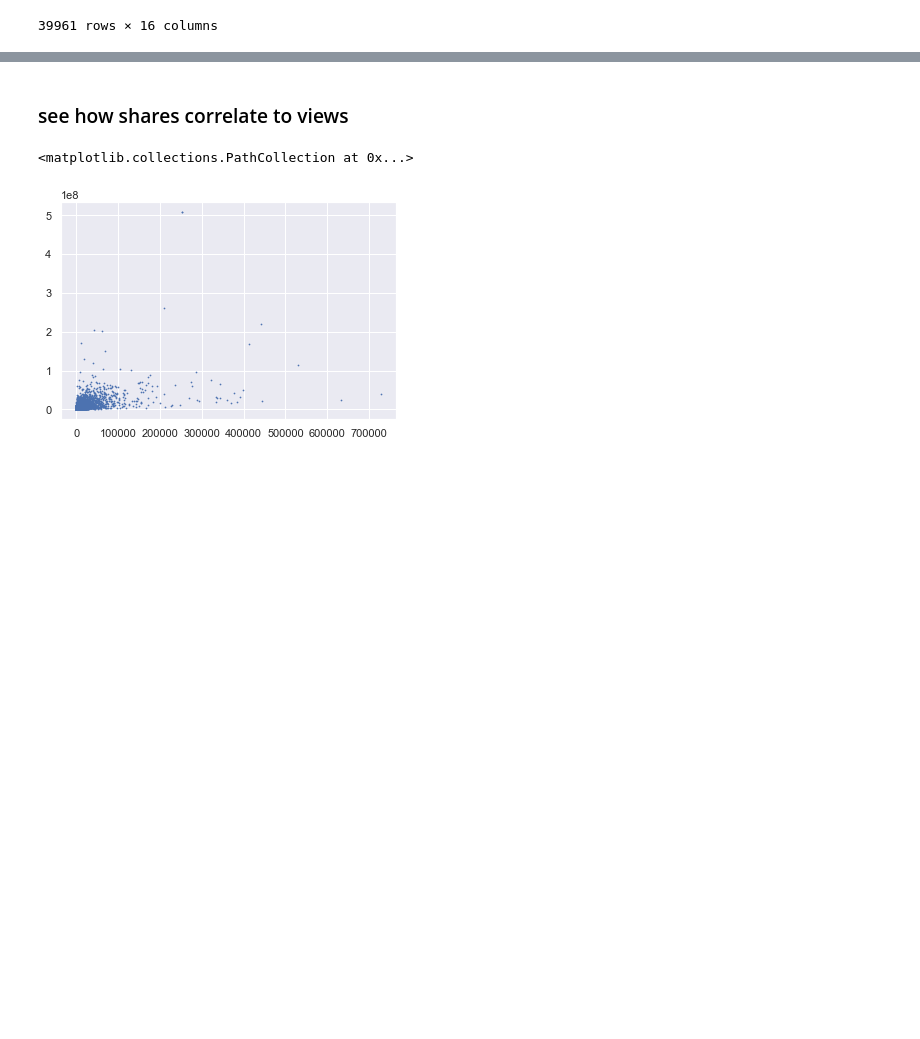
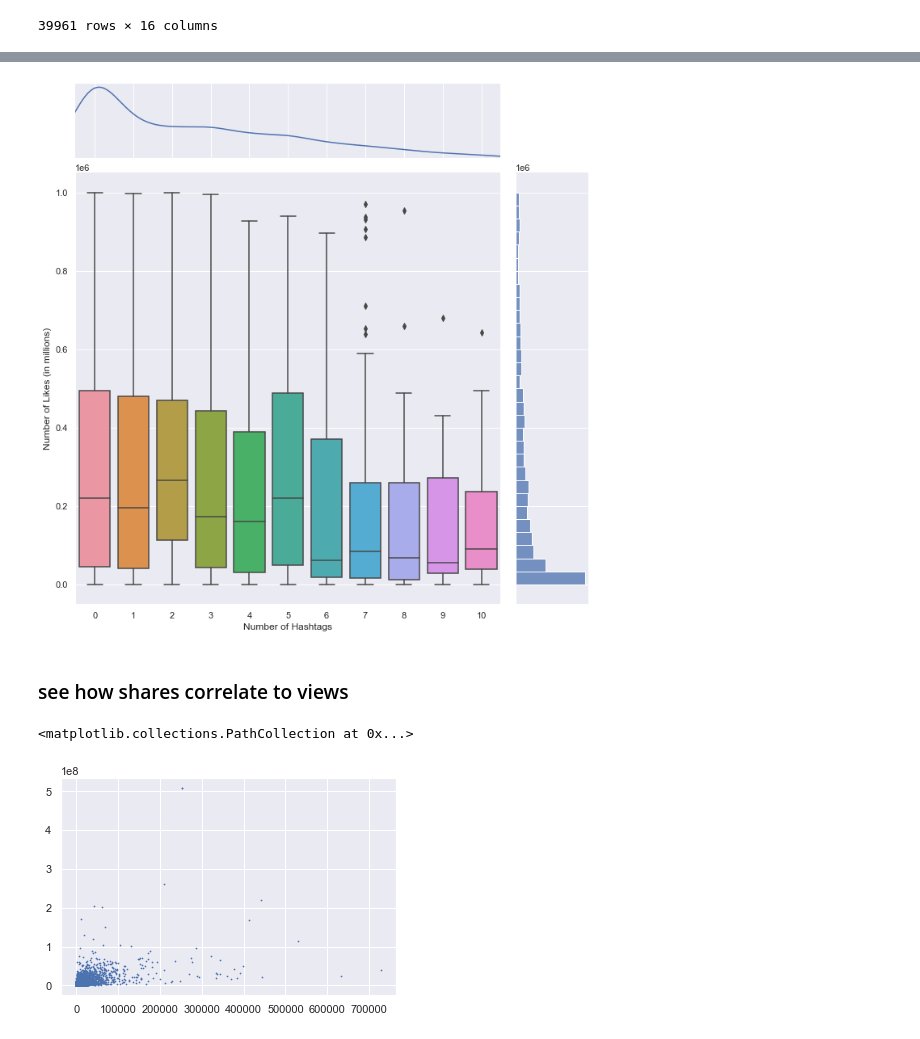
Before and after one commit to datares/TikTok_Famous, a Jupyter notebook: Analysis/Trending Videos/data_exploration.ipynb, the cells around one changed output, grey strips where cells are left out. Cells and saved outputs as stored; diff of their text form; code cells hidden in the pictures; blank space fills up the shorter version.

```diff
--- a/Analysis/Trending Videos/data_exploration.ipynb
+++ b/Analysis/Trending Videos/data_exploration.ipynb
@@ -192,0 +205,16 @@ sns.scatterplot(data=sug_df, x='n_hashtags', y='n_likes', s=10)
+# %%
+sns.set_theme()
+df = sug_df.loc[(sug_df['outlier_2']) & (sug_df['n_likes'] < 1000000) & (sug_df['n_hashtags'] <= 10)]
+
+g = sns.JointGrid()
+g.fig.set_figwidth(10)
+g.fig.set_figheight(10)
+
+x, y = df['n_hashtags'], df['n_likes']
+sns.kdeplot(x=x, ax=g.ax_marg_x)
+sns.histplot(y=y, bins=30, ax=g.ax_marg_y)
+sns.boxplot(x=x, y=y, ax=g.ax_joint)
+g.set_axis_labels('Number of Hashtags', 'Number of Likes (in millions)')
+plt.savefig('n_hashtags_vs_likes.png', dpi=1000, facecolor='w')
+# %% [output]
+[figure, added]
```
Also changed, not shown: parts of 9 cells of this notebook, 2 other files.
